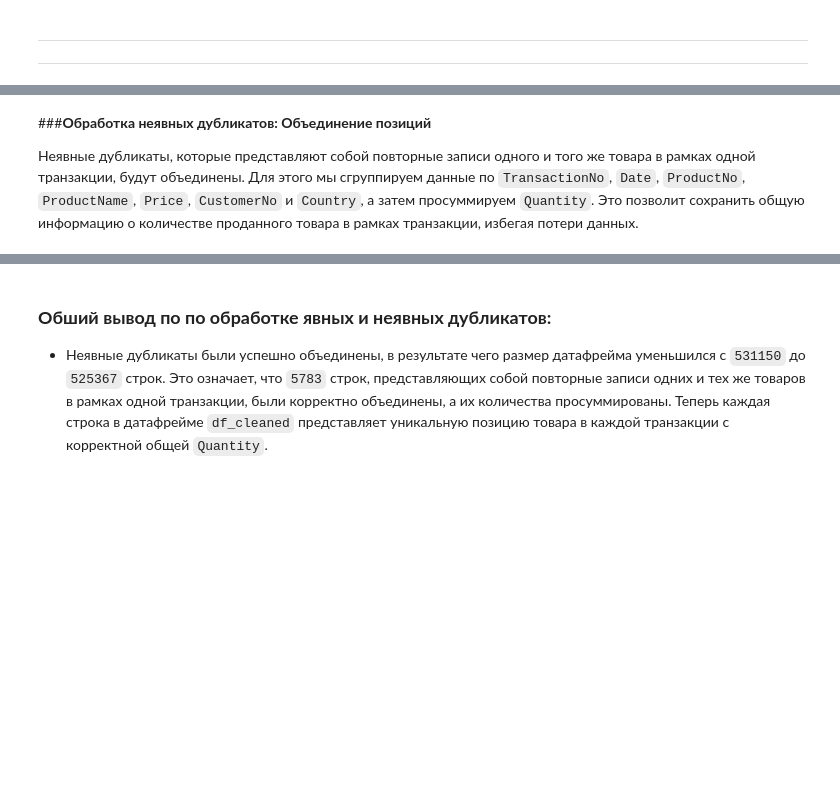
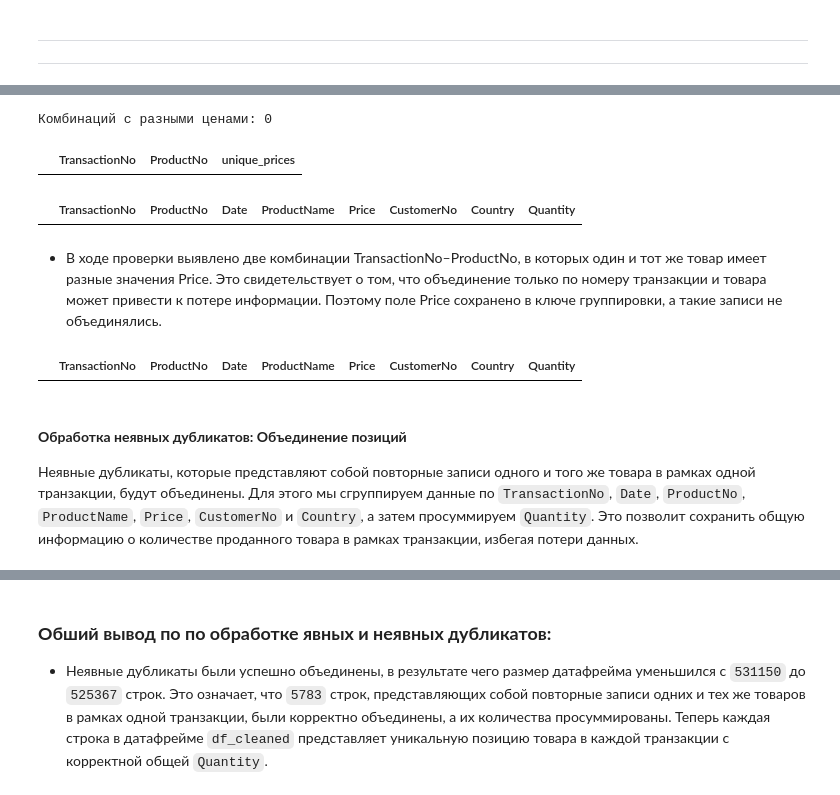
Before and after one commit to dazzens/dazzens, a Jupyter notebook: EDA_проект.ipynb, the cells around one changed output, grey strips where cells are left out. Drawn from its saved outputs; the diff is of its cells as text; code cells hidden in the pictures; blank space fills up the shorter version.

```diff
--- a/EDA_проект.ipynb
+++ b/EDA_проект.ipynb
@@ -632,17 +551,15 @@ print(f"Количество товаров с отрицательными не
 # %%
+# Объединяем повторяющиеся позиции
+negative_grouped = (
+    negative_duplicates
+    .groupby(
+        ['TransactionNo', 'ProductNo', 'Date', 'ProductName',
+         'Price', 'CustomerNo', 'Country'],
+        as_index=False
+    )['Quantity']
+    .sum()
+)
 
-
-# 1. Находим отрицательные неявные дубликаты
-negative_duplicates = duplicate_rows[duplicate_rows['Quantity'] < 0]
-
-# 2. Группируем и суммируем
-negative_grouped = negative_duplicates.groupby([
-    'TransactionNo', 'ProductNo', 'Date', 'ProductName', 'Price',
-    'CustomerNo', 'Country',
-]).agg({
-    'Quantity': 'sum'
-}).reset_index()
-
-print(f"Было строк: {len(negative_duplicates)}")
-print(f"Стало строк: {len(negative_grouped)}")
+print(f"До объединения: {len(negative_duplicates)}")
+print(f"После объединения: {len(negative_grouped)}")
 # %% [output]
@@ -683,5 +568,45 @@ display(price_diff.head(10))
+# %%
+# Проверяем, возникают ли разные цены у одного товара в одной транзакции
+price_conflicts = (
+    negative_grouped
+    .groupby(['TransactionNo', 'ProductNo'])['Price']
+    .nunique()
+)
+
+print(f"Комбинаций с разными ценами: {(price_conflicts > 1).sum()}")
+# %% [output]
+Комбинаций с разными ценами: 0
+# %%
+# Транзакции с разными ценами
+price_diff = (
+    negative_grouped
+    .groupby(['TransactionNo', 'ProductNo'])['Price']
+    .nunique()
+    .reset_index(name='unique_prices')
+    .query('unique_prices > 1')
+)
+
+display(price_diff)
+
+# Детальный просмотр этих случаев
+display(
+    negative_grouped.merge(
+        price_diff[['TransactionNo', 'ProductNo']],
+        on=['TransactionNo', 'ProductNo']
+    ).sort_values(['TransactionNo', 'ProductNo', 'Price'])
+)
+# %% [output]
+|  | TransactionNo | ProductNo | unique_prices |
+|  | TransactionNo | ProductNo | Date | ProductName | Price | CustomerNo | Country | Quantity |
+# %% [markdown]
+- В ходе проверки выявлено две комбинации TransactionNo–ProductNo, в которых один и тот же товар имеет разные значения Price. Это свидетельствует о том, что объединение только по номеру транзакции и товара может привести к потере информации. Поэтому поле Price сохранено в ключе группировки, а такие записи не объединялись.
+# %%
+# Пример результата после объединения
+display(negative_grouped.head(10))
+# %% [output]
+|  | TransactionNo | ProductNo | Date | ProductName | Price | CustomerNo | Country | Quantity |
 # %% [markdown]
-###**Обработка неявных дубликатов: Объединение позиций**
+#### **Обработка неявных дубликатов: Объединение позиций**
 
 Неявные дубликаты, которые представляют собой повторные записи одного и того же товара в рамках одной транзакции, будут объединены. Для этого мы сгруппируем данные по `TransactionNo`, `Date`, `ProductNo`, `ProductName`, `Price`, `CustomerNo` и `Country`, а затем просуммируем `Quantity`. Это позволит сохранить общую информацию о количестве проданного товара в рамках транзакции, избегая потери данных.
 # %%
```
Also changed, not shown: parts of 69 cells of this notebook.
